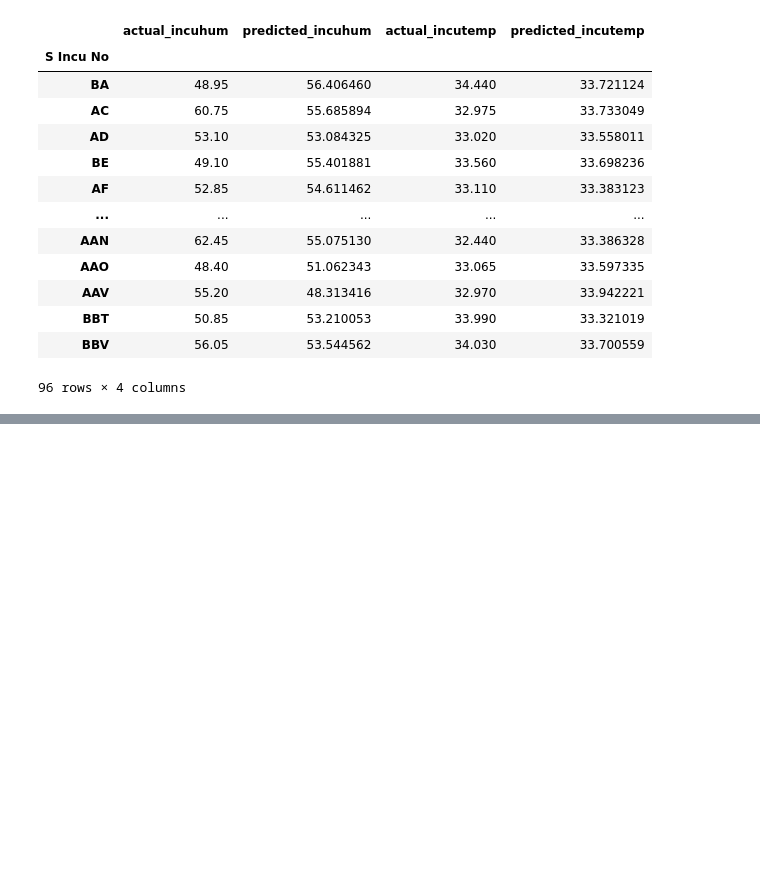
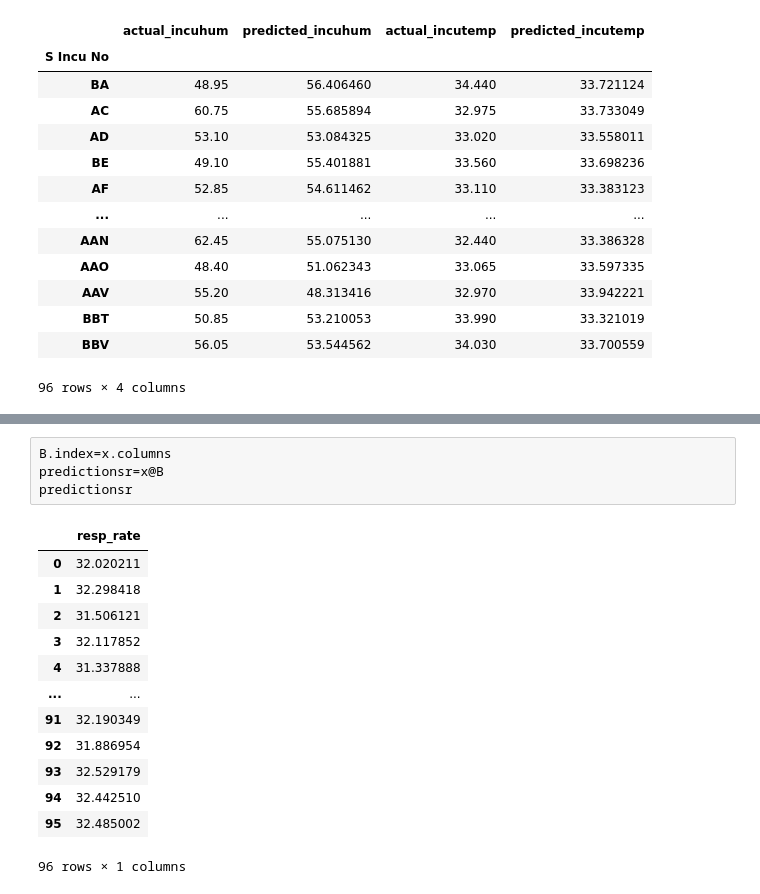
Before and after one commit to Biancaa-R/Humidity-sensors-reading-prediction-and-Incubator-parameters-determination, a Jupyter notebook: incu_parameters/predictive_linear.ipynb, the cells around one changed output, grey strips where cells are left out. Saved outputs shown, nothing was run; the diff lists cells and outputs as text; blank space fills up the shorter version.

```diff
--- a/incu_parameters/predictive_linear.ipynb
+++ b/incu_parameters/predictive_linear.ipynb
@@ -286,0 +307,18 @@ prediction
+# %%
+B.index=x.columns
+predictionsr=x@B
+predictionsr
+# %% [output]
+|  | resp_rate |
+| 0 | 32.020211 |
+| 1 | 32.298418 |
+| 2 | 31.506121 |
+| 3 | 32.117852 |
+| 4 | 31.337888 |
+| ... | ... |
+| 91 | 32.190349 |
+| 92 | 31.886954 |
+| 93 | 32.529179 |
+| 94 | 32.442510 |
+| 95 | 32.485002 |
+96 rows × 1 columns
```
Also changed, not shown: parts of 7 cells of this notebook, 1 other file.
